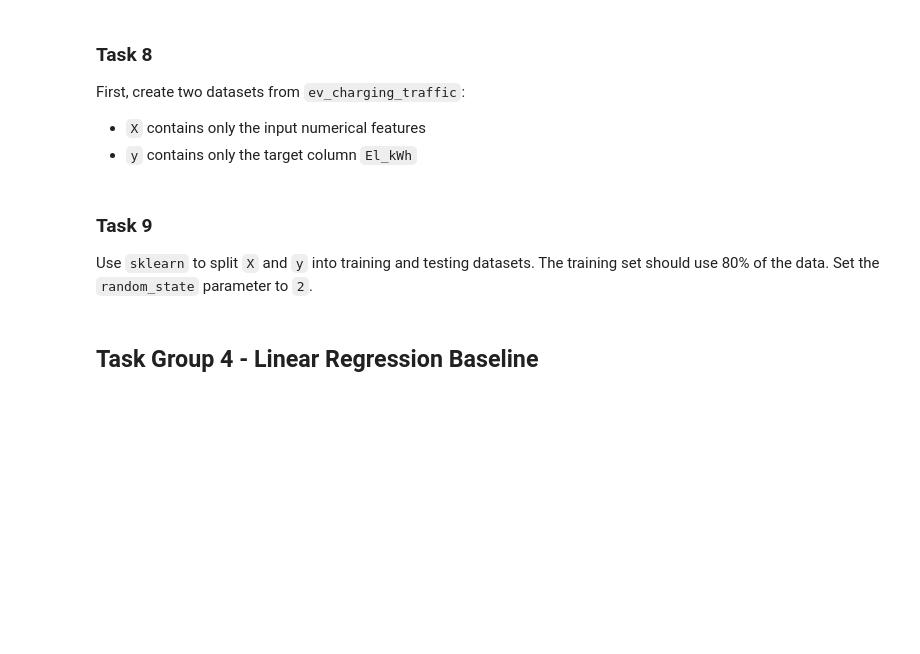
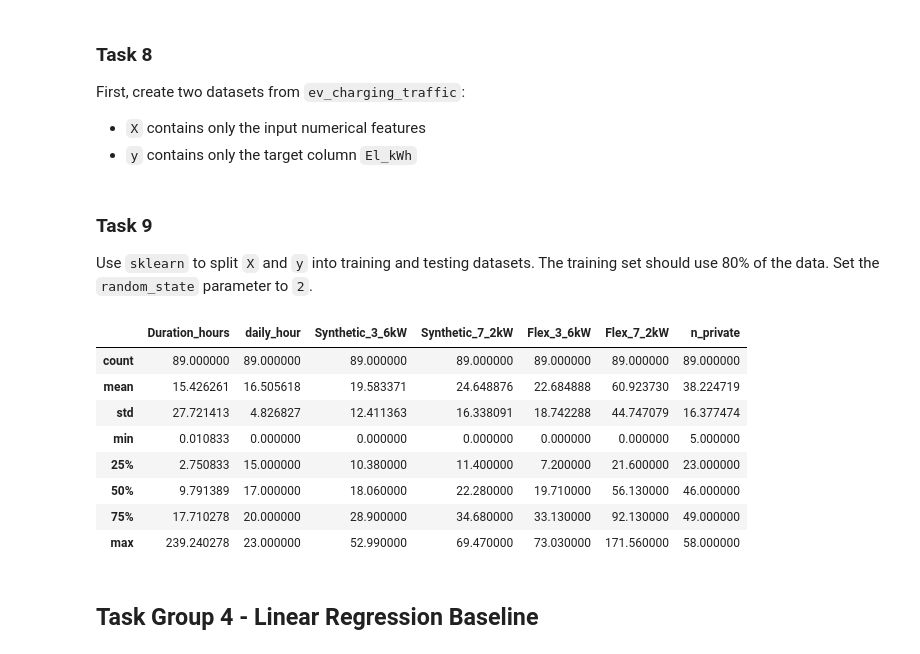
Before and after one commit to charlesgwellem/ev-charging-load-pytorch, a Jupyter notebook: Predicting Electric Vehicle Charging Loads.ipynb, the cells around one changed output. Saved outputs shown, nothing was run; the diff lists cells and outputs as text; code cells hidden in the pictures; blank space fills up the shorter version.

```diff
--- a/Predicting Electric Vehicle Charging Loads.ipynb
+++ b/Predicting Electric Vehicle Charging Loads.ipynb
@@ -114,6 +379,10 @@ First, create two datasets from `ev_charging_traffic`:
 
 - `X` contains only the input numerical features
 - `y` contains only the target column `El_kWh`
+# %%
+X = ev_charging_traffic.select_dtypes(include="number").drop(columns = ["El_kWh"])
+# %%
+y = ev_charging_traffic[["El_kWh"]]
 # %% [markdown]
 ### Task 9
 
@@ -121,3 +397,15 @@ Use `sklearn` to split `X` and `y` into training and testing datasets. The train
+# %%
+X_train.describe()
+# %% [output]
+|  | Duration_hours | daily_hour | Synthetic_3_6kW | Synthetic_7_2kW | Flex_3_6kW | Flex_7_2kW | n_private |
+| count | 89.000000 | 89.000000 | 89.000000 | 89.000000 | 89.000000 | 89.000000 | 89.000000 |
+| mean | 15.426261 | 16.505618 | 19.583371 | 24.648876 | 22.684888 | 60.923730 | 38.224719 |
+| std | 27.721413 | 4.826827 | 12.411363 | 16.338091 | 18.742288 | 44.747079 | 16.377474 |
+| min | 0.010833 | 0.000000 | 0.000000 | 0.000000 | 0.000000 | 0.000000 | 5.000000 |
+| 25% | 2.750833 | 15.000000 | 10.380000 | 11.400000 | 7.200000 | 21.600000 | 23.000000 |
+| 50% | 9.791389 | 17.000000 | 18.060000 | 22.280000 | 19.710000 | 56.130000 | 46.000000 |
+| 75% | 17.710278 | 20.000000 | 28.900000 | 34.680000 | 33.130000 | 92.130000 | 49.000000 |
+| max | 239.240278 | 23.000000 | 52.990000 | 69.470000 | 73.030000 | 171.560000 | 58.000000 |
 # %% [markdown]
 ## Task Group 4 - Linear Regression Baseline
 # %% [markdown]
```
Also changed, not shown: parts of 35 cells of this notebook.
